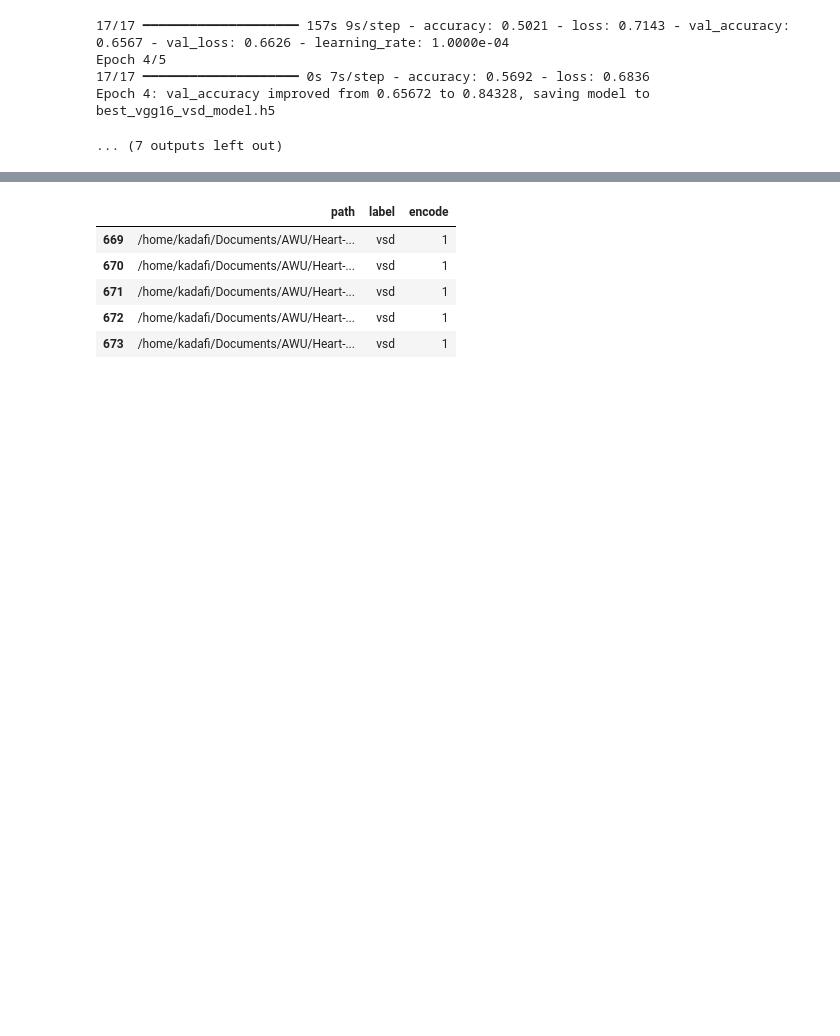
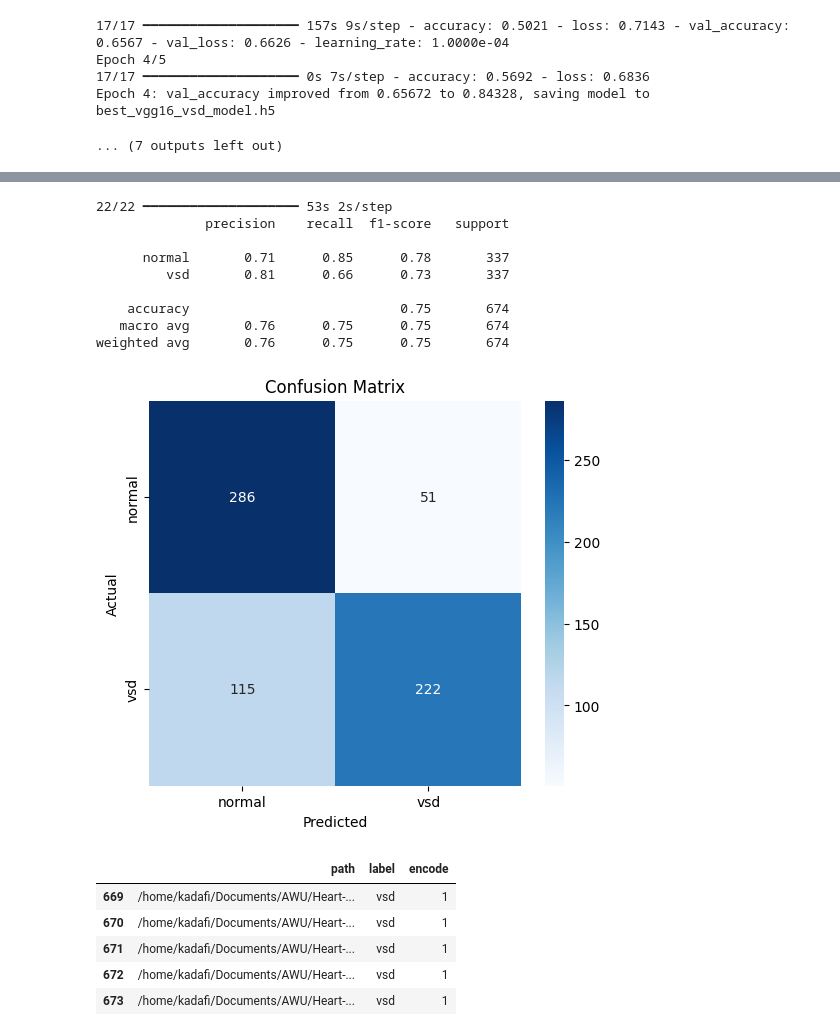
Before and after one commit to Daffin-TW/Heart-Leaks-Disease-Classification, a Jupyter notebook: scripts/3_trainingModel.ipynb, the cells around one changed output, grey strips where cells are left out. Saved outputs shown, nothing was run; the diff lists cells and outputs as text; code cells hidden in the pictures; blank space fills up the shorter version.

```diff
--- a/scripts/3_trainingModel.ipynb
+++ b/scripts/3_trainingModel.ipynb
@@ -375,3 +375,20 @@ Epoch 4/5
 17/17 ━━━━━━━━━━━━━━━━━━━━ 0s 7s/step - accuracy: 0.5692 - loss: 0.6836
 Epoch 4: val_accuracy improved from 0.65672 to 0.84328, saving model to best_vgg16_vsd_model.h5
 ... (7 outputs left out)
+# %%
+from tensorflow.keras.models import load_model
+
+model = load_model('best_vgg16_vsd_model.h5')
+val_datagen = ImageDataGenerator(rescale=1./255)
+
+val_generator = val_datagen.flow_from_directory(
+    ws_path + '/preproDataset',
+    target_size=(224, 224),
+    batch_size=32,
+    class_mode='binary',
+    shuffle=False
+)
+# Evaluasi akurasi dan loss
+loss, accuracy = model.evaluate(val_generator)
+print(f"Validation Loss: {loss:.4f}")
+print(f"Validation Accuracy: {accuracy:.4f}")
@@ -378,3 +401,41 @@ Epoch 4: val_accuracy improved from 0.65672 to 0.84328, saving model to best_vgg
+# %%
+import numpy as np
+from sklearn.metrics import classification_report, confusion_matrix
+import seaborn as sns
+import matplotlib.pyplot as plt
+
+# Prediksi
+preds = model.predict(val_generator)
+predicted_classes = (preds > 0.5).astype(int).flatten()
+
+# Label asli
+true_classes = val_generator.classes
+class_names = list(val_generator.class_indices.keys())
+
+# Report
+print(classification_report(true_classes, predicted_classes, target_names=class_names))
+
+# Confusion matrix
+cm = confusion_matrix(true_classes, predicted_classes)
+plt.figure(figsize=(6,5))
+sns.heatmap(cm, annot=True, fmt='d', cmap='Blues',
+            xticklabels=class_names,
+            yticklabels=class_names)
+plt.xlabel("Predicted")
+plt.ylabel("Actual")
+plt.title("Confusion Matrix")
+plt.show()
+# %% [output]
+22/22 ━━━━━━━━━━━━━━━━━━━━ 53s 2s/step
+              precision    recall  f1-score   support
+
+      normal       0.71      0.85      0.78       337
+         vsd       0.81      0.66      0.73       337
+
+    accuracy                           0.75       674
+   macro avg       0.76      0.75      0.75       674
+weighted avg       0.76      0.75      0.75       674
+[figure, added]
 # %%
 import pandas as pd
 import os
```
Also changed, not shown: parts of 2 cells of this notebook, 1 other file.
